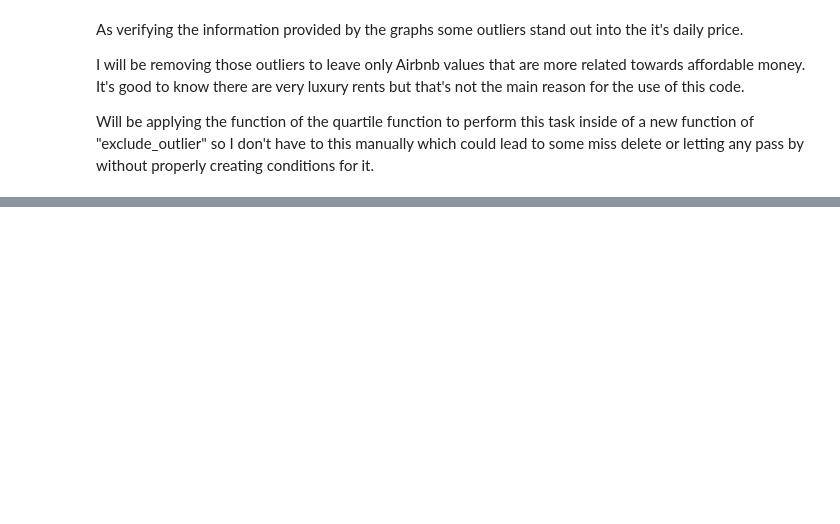
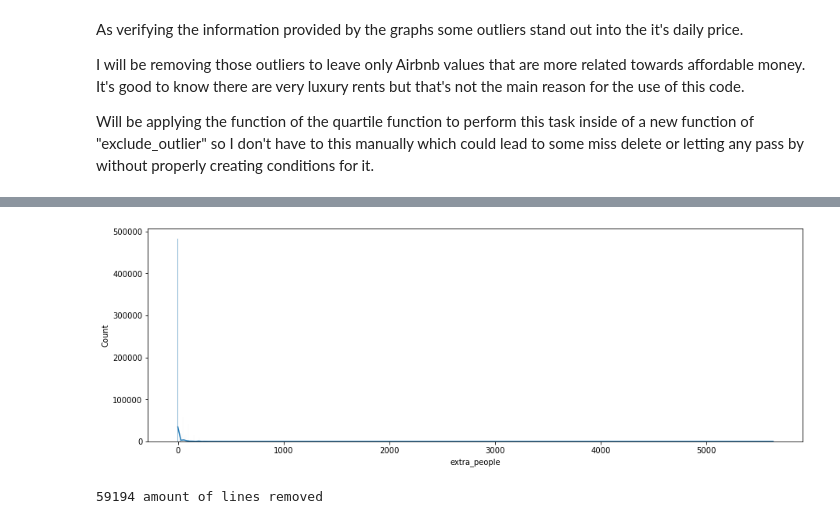
Before and after one commit to luizgmattos/Machine-Learning, a Jupyter notebook: Airbnb_Project_Rio/Airbnb_RioDeJaneiro_2018_2020.ipynb, the cells around one changed output, grey strips where cells are left out. Saved outputs shown, nothing was run; the diff lists cells and outputs as text; code cells hidden in the pictures; blank space fills up the shorter version.

```diff
--- a/Airbnb_Project_Rio/Airbnb_RioDeJaneiro_2018_2020.ipynb
+++ b/Airbnb_Project_Rio/Airbnb_RioDeJaneiro_2018_2020.ipynb
@@ -480,0 +487,9 @@ histogram(df_airbnb['price'])
+# %%
+histogram(df_airbnb['extra_people'])
+# %% [output]
+[figure, added]
+# %%
+df_airbnb, amount_lines = exclude_outliers(df_airbnb, 'extra_people')
+print('{} amount of lines removed'.format(amount_lines))
+# %% [output]
+59194 amount of lines removed
```
Also changed, not shown: parts of 80 cells of this notebook.
